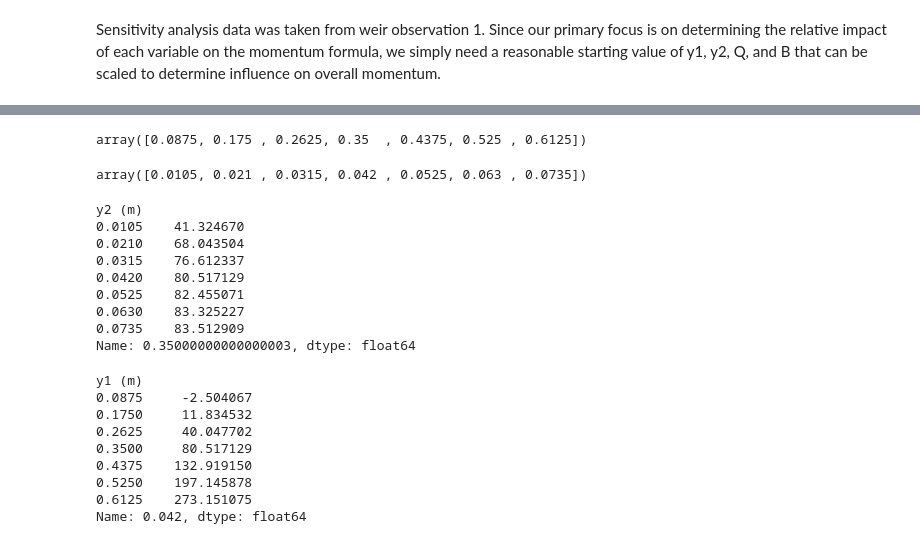
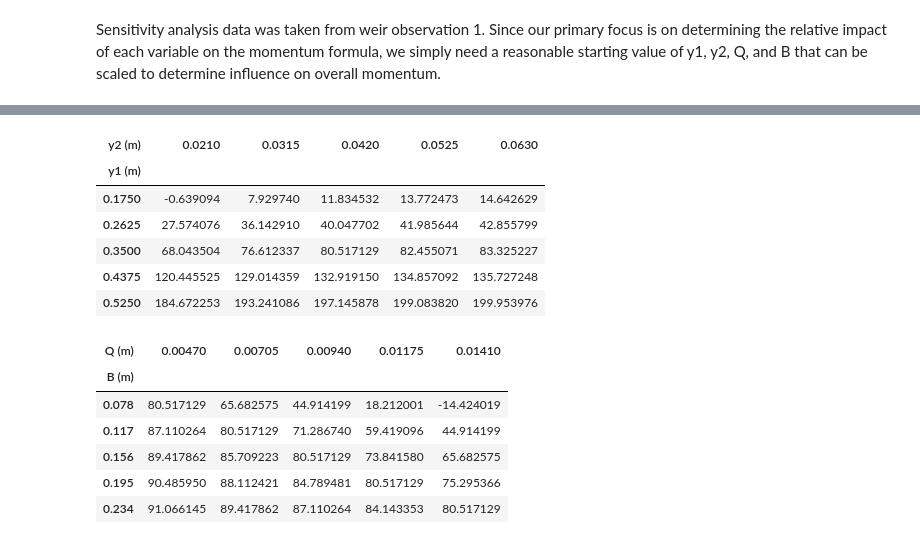
Before and after one commit to mpampolina/CIVL, a Jupyter notebook: CIVL 316 - Lab B.ipynb, the cells around one changed output, grey strips where cells are left out. Cells and saved outputs as stored; diff of their text form; code cells hidden in the pictures.

```diff
--- a/CIVL 316 - Lab B.ipynb
+++ b/CIVL 316 - Lab B.ipynb
@@ -287,8 +280,0 @@ y2s = np.array(df1["y2"][0] * scaleFactor)
-# %%
-ydata = []
-for y1 in y1s:
-    row = []
-    for y2 in y2s:
-        Pf = getPf(getMomentum(y1, qsol), getMomentum(y2, qsol))
-        row.append(Pf)
-    ydata.append(row)
@@ -327,32 +280,0 @@ getPf(getMomentum(0.6125, qsol), getMomentum(0.0105, qsol))
-# %%
-y1s
-# %% [output]
-array([0.0875, 0.175 , 0.2625, 0.35  , 0.4375, 0.525 , 0.6125])
-# %%
-y2s
-# %% [output]
-array([0.0105, 0.021 , 0.0315, 0.042 , 0.0525, 0.063 , 0.0735])
-# %%
-SApf_1.iloc[3]
-# %% [output]
-y2 (m)
-0.0105    41.324670
-0.0210    68.043504
-0.0315    76.612337
-0.0420    80.517129
-0.0525    82.455071
-0.0630    83.325227
-0.0735    83.512909
-Name: 0.35000000000000003, dtype: float64
-# %%
-SApf_1[0.0420]
-# %% [output]
-y1 (m)
-0.0875     -2.504067
-0.1750     11.834532
-0.2625     40.047702
-0.3500     80.517129
-0.4375    132.919150
-0.5250    197.145878
-0.6125    273.151075
-Name: 0.042, dtype: float64
@@ -358,0 +294,13 @@ Name: 0.042, dtype: float64
+# %%
+SApf_1 = InputSensitivityPf(df1["y1"][0], df1["y2"][0], qsol, scaleFactor)
+SApf_1.index.name = "y1 (m)"
+SApf_1.columns.name = "y2 (m)"
+SApf_1
+# %% [output]
+| y2 (m) | 0.0210 | 0.0315 | 0.0420 | 0.0525 | 0.0630 |
+| y1 (m) |  |  |  |  |  |
+| 0.1750 | -0.639094 | 7.929740 | 11.834532 | 13.772473 | 14.642629 |
+| 0.2625 | 27.574076 | 36.142910 | 40.047702 | 41.985644 | 42.855799 |
+| 0.3500 | 68.043504 | 76.612337 | 80.517129 | 82.455071 | 83.325227 |
+| 0.4375 | 120.445525 | 129.014359 | 132.919150 | 134.857092 | 135.727248 |
+| 0.5250 | 184.672253 | 193.241086 | 197.145878 | 199.083820 | 199.953976 |
@@ -359 +320,13 @@ Name: 0.042, dtype: float64
+# %%
+SApf_2.index.name = "B (m)"
+SApf_2.columns.name = "Q (m)"
+SApf_2
+# %% [output]
+| Q (m) | 0.00470 | 0.00705 | 0.00940 | 0.01175 | 0.01410 |
+| B (m) |  |  |  |  |  |
+| 0.078 | 80.517129 | 65.682575 | 44.914199 | 18.212001 | -14.424019 |
+| 0.117 | 87.110264 | 80.517129 | 71.286740 | 59.419096 | 44.914199 |
+| 0.156 | 89.417862 | 85.709223 | 80.517129 | 73.841580 | 65.682575 |
+| 0.195 | 90.485950 | 88.112421 | 84.789481 | 80.517129 | 75.295366 |
+| 0.234 | 91.066145 | 89.417862 | 87.110264 | 84.143353 | 80.517129 |
 # %%
```
Also changed, not shown: parts of 14 cells of this notebook.
